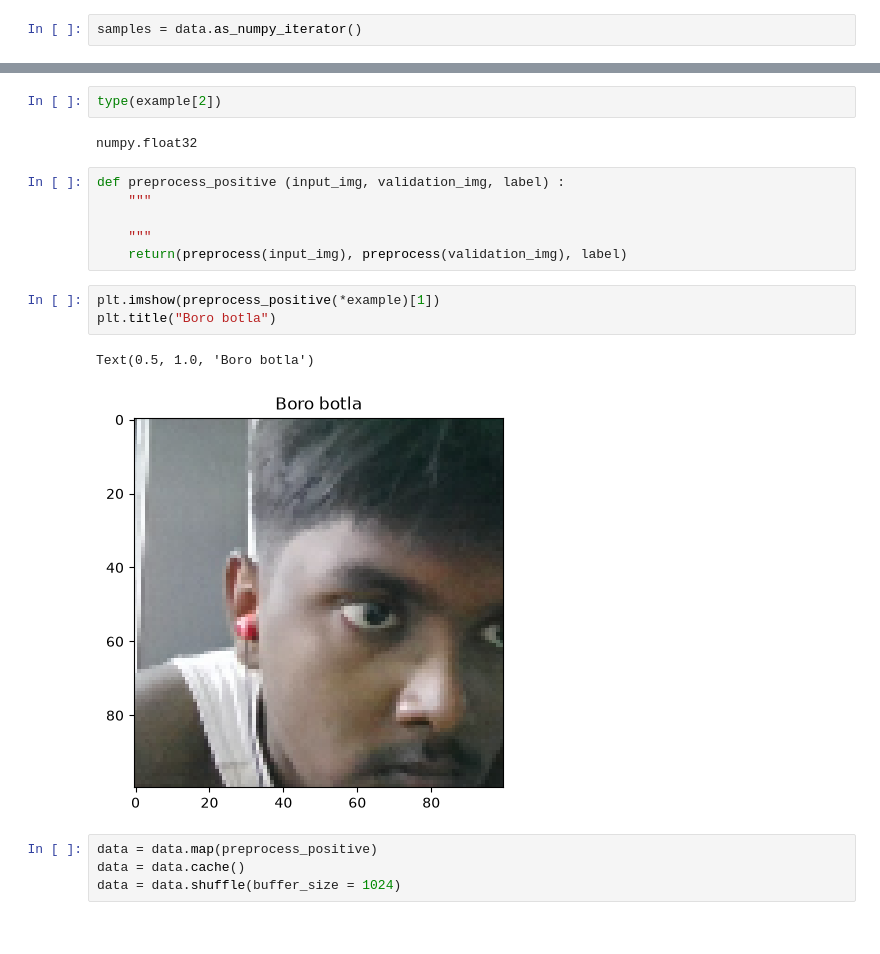
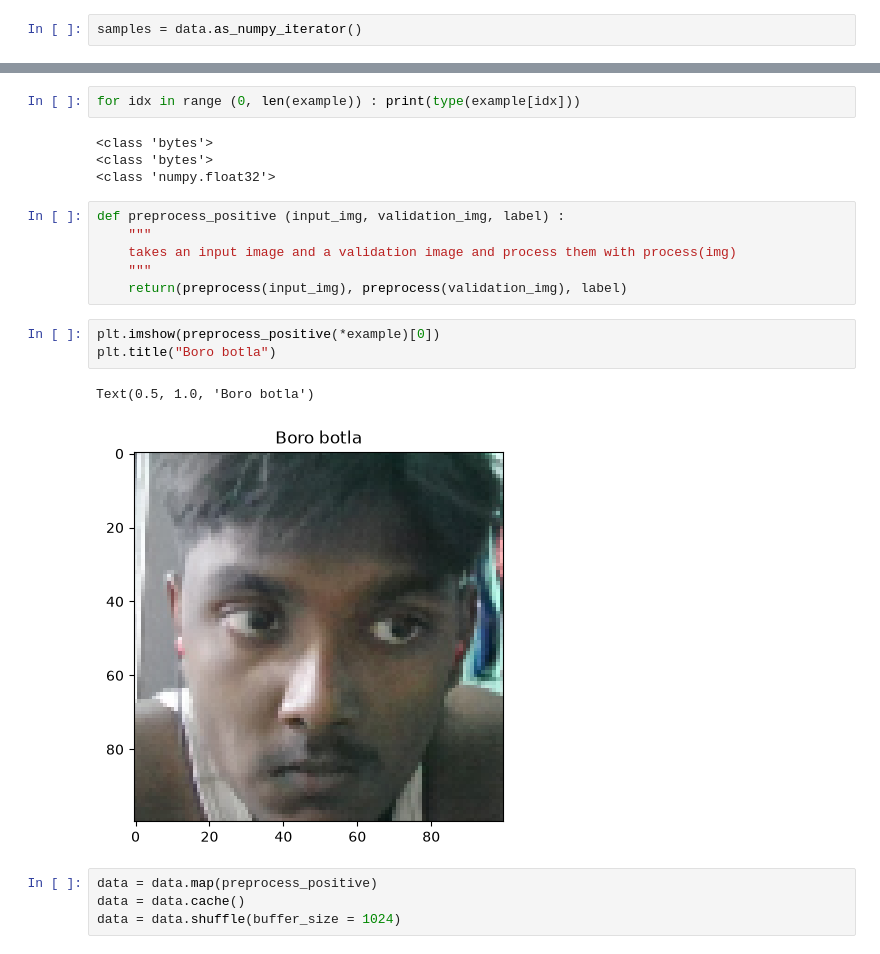
Before and after one commit to rottenambrosia/Facial-Recognition-using-Convolutional-Siamese-Networks, a Jupyter notebook: notebook.ipynb, the cells around one changed output, grey strips where cells are left out. Saved outputs shown, nothing was run; the diff lists cells and outputs as text.

```diff
--- a/notebook.ipynb
+++ b/notebook.ipynb
@@ -235,20 +244,22 @@ example
  np.float32(1.0))
 # %%
-type(example[2])
+for idx in range (0, len(example)) : print(type(example[idx]))
 # %% [output]
-numpy.float32
+<class 'bytes'>
+<class 'bytes'>
+<class 'numpy.float32'>
 # %%
 def preprocess_positive (input_img, validation_img, label) :
     """
-
+    takes an input image and a validation image and process them with process(img)
     """
     return(preprocess(input_img), preprocess(validation_img), label)
 # %%
-plt.imshow(preprocess_positive(*example)[1])
+plt.imshow(preprocess_positive(*example)[0])
 plt.title("Boro botla")
 # %% [output]
 Text(0.5, 1.0, 'Boro botla')
-[figure, old version]
+[figure, new version]
 # %%
 data = data.map(preprocess_positive)
 data = data.cache()
```
Also changed, not shown: parts of 15 cells of this notebook.
